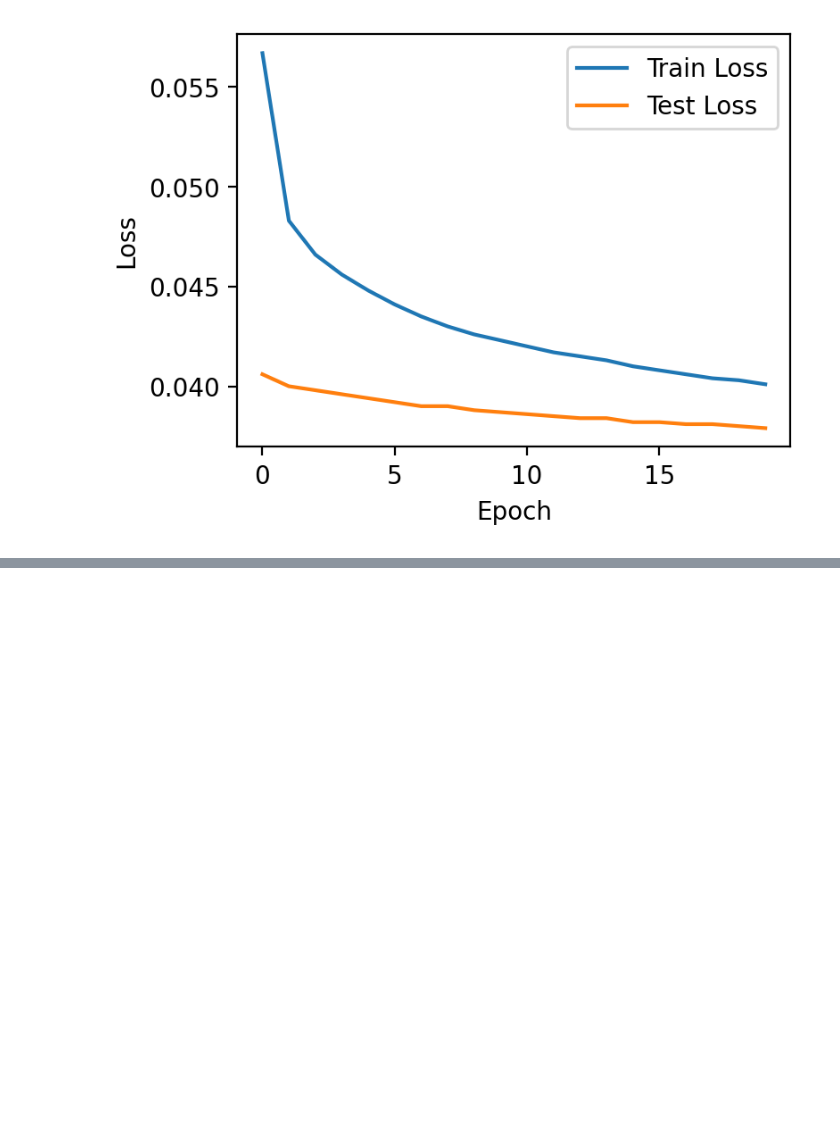
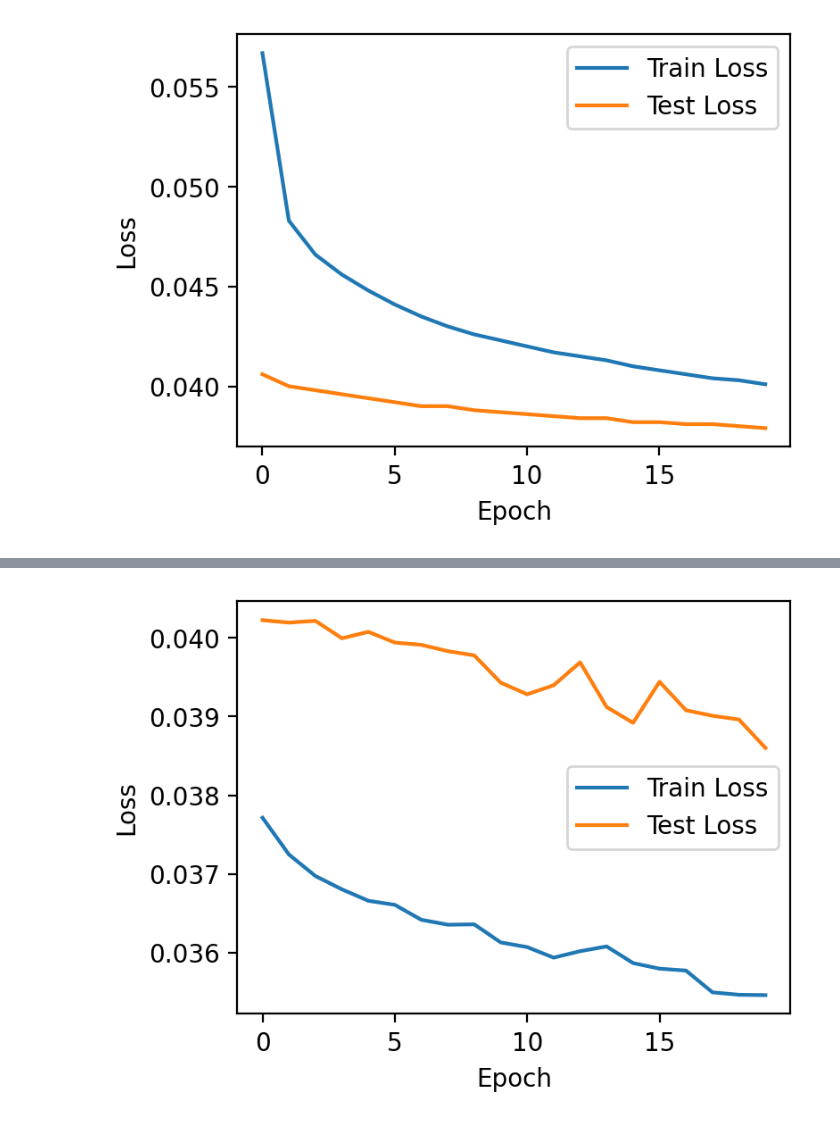
Before and after one commit to fantaxiah/DeepLearningSpring23, a Jupyter notebook: Module4_HW1Q3.ipynb, the cells around one changed output, grey strips where cells are left out. Saved outputs shown, nothing was run; the diff lists cells and outputs as text; code cells hidden in the pictures; blank space fills up the shorter version.

```diff
--- a/Module4_HW1Q3.ipynb
+++ b/Module4_HW1Q3.ipynb
@@ -316,0 +423,24 @@ plt.show()
+# %%
+#Graph the train loss and test loss
+
+def plot_loss(train_loss, test_loss):
+    fig, ax = plt.subplots(figsize=(4, 3))
+    ax.plot(train_loss, label='Train Loss')
+    ax.plot(test_loss, label='Test Loss')
+    ax.set_xlabel('Epoch')
+    ax.set_ylabel('Loss')
+    ax.legend()
+    plt.show()
+
+train_loss = [0.03771358, 0.03724468, 0.03697173, 0.03680245, 0.03665687,
+        0.03660521, 0.03641487, 0.03635267, 0.03635713, 0.03612672,
+        0.03606752, 0.03593328, 0.03601564, 0.03607603, 0.0358646 ,
+        0.03579295, 0.03576893, 0.03549186, 0.03546106, 0.03545639]
+test_loss = [0.04022747, 0.04019619, 0.04021824, 0.03999675, 0.04007856,
+        0.03994209, 0.03991322, 0.03983299, 0.03977903, 0.03943207,
+        0.03928369, 0.03939903, 0.03969061, 0.03912208, 0.03892113,
+        0.03944319, 0.03908095, 0.03901073, 0.03896296, 0.03860195]
+
+plot_loss(train_loss, test_loss)
+# %% [output]
+[figure, added]
```
Also changed, not shown: parts of 9 cells of this notebook.
